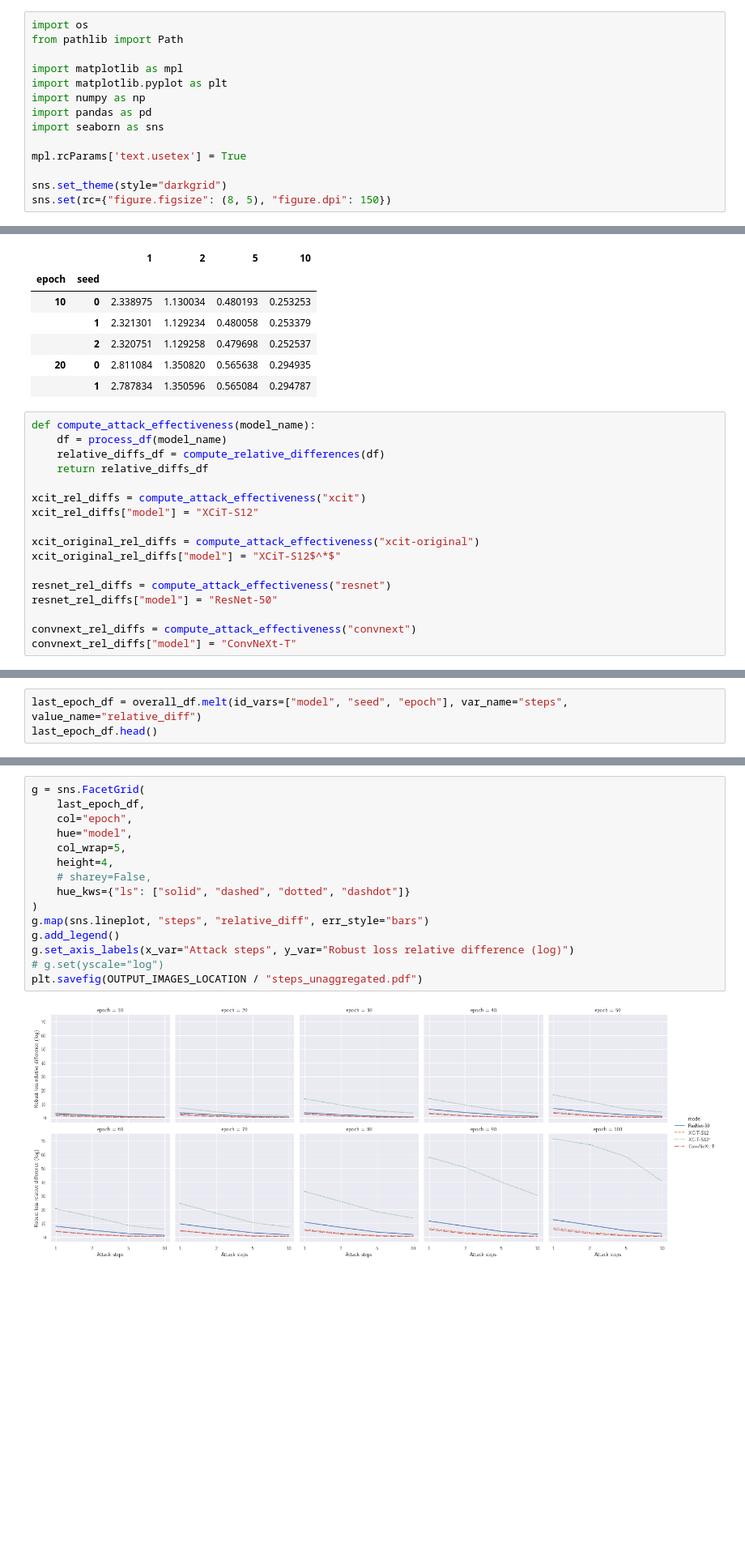
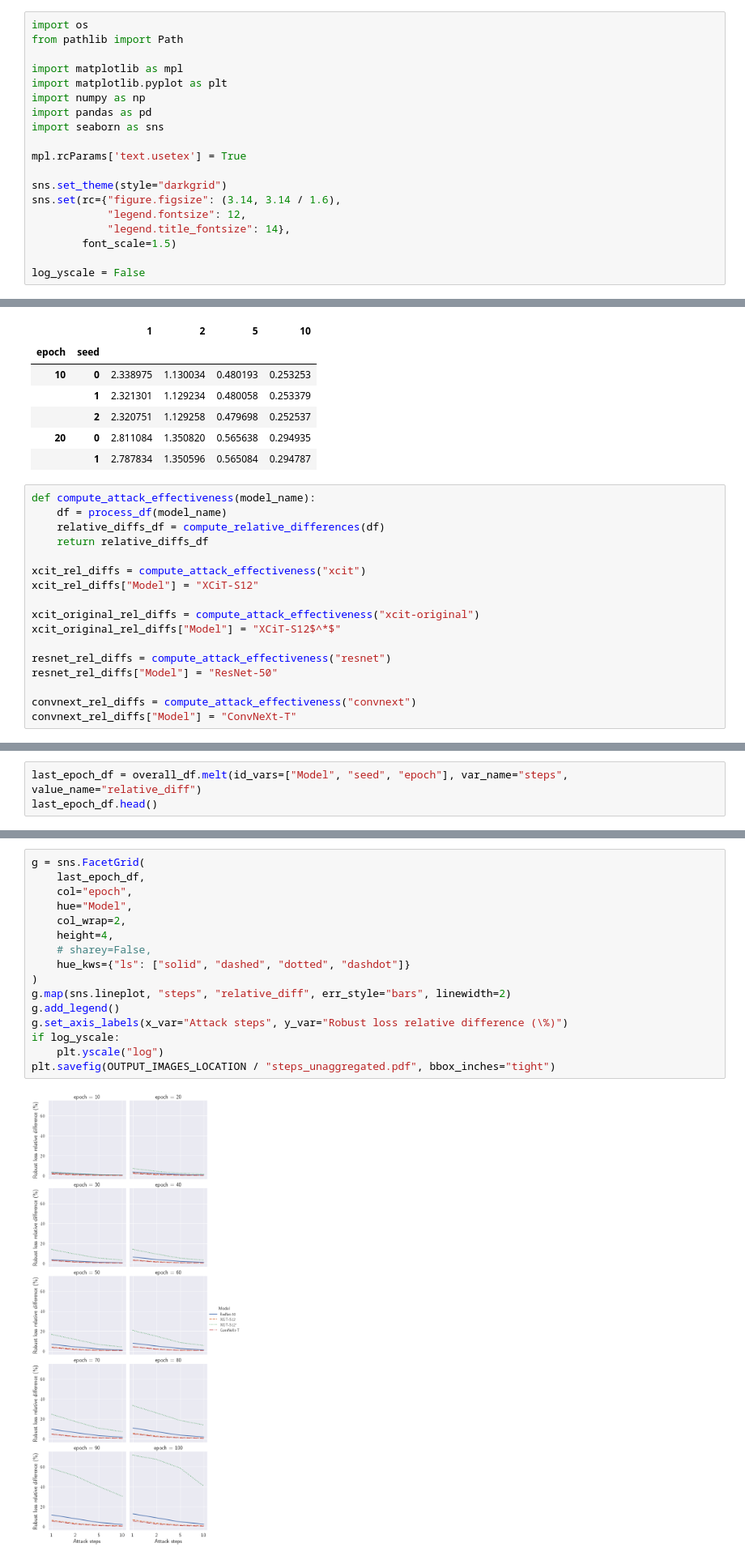
Before and after one commit to dedeswim/vits-robustness-torch, a Jupyter notebook: notebooks/attack_effectiveness.ipynb, the cells around one changed output, grey strips where cells are left out. Shown at 81% size. Cells and saved outputs as stored; diff of their text form; blank space fills up the shorter version.

```diff
--- a/notebooks/attack_effectiveness.ipynb
+++ b/notebooks/attack_effectiveness.ipynb
@@ -11,7 +11,12 @@ import seaborn as sns
 mpl.rcParams['text.usetex'] = True
 
 sns.set_theme(style="darkgrid")
-sns.set(rc={"figure.figsize": (8, 5), "figure.dpi": 150})
+sns.set(rc={"figure.figsize": (3.14, 3.14 / 1.6),
+            "legend.fontsize": 12,
+            "legend.title_fontsize": 14},
+        font_scale=1.5)
+
+log_yscale = False
 # %%
 DATA_LOCATION = Path("data")
 OUTPUT_IMAGES_LOCATION = Path("output_images") / "attack_effectiveness"
@@ -84,16 +89,16 @@ def compute_attack_effectiveness(model_name):
     return relative_diffs_df
 
 xcit_rel_diffs = compute_attack_effectiveness("xcit")
-xcit_rel_diffs["model"] = "XCiT-S12"
+xcit_rel_diffs["Model"] = "XCiT-S12"
 
 xcit_original_rel_diffs = compute_attack_effectiveness("xcit-original")
-xcit_original_rel_diffs["model"] = "XCiT-S12$^*$"
+xcit_original_rel_diffs["Model"] = "XCiT-S12$^*$"
 
 resnet_rel_diffs = compute_attack_effectiveness("resnet")
-resnet_rel_diffs["model"] = "ResNet-50"
+resnet_rel_diffs["Model"] = "ResNet-50"
 
 convnext_rel_diffs = compute_attack_effectiveness("convnext")
-convnext_rel_diffs["model"] = "ConvNeXt-T"
+convnext_rel_diffs["Model"] = "ConvNeXt-T"
 # %%
 overall_df = pd.concat([resnet_rel_diffs, xcit_rel_diffs, xcit_original_rel_diffs, convnext_rel_diffs]).reset_index()
 overall_df.head()
@@ -129,6 +135,6 @@ overall_df[overall_df["epoch"] == 100].drop("epoch", axis=1)
 | 118 | 1 | 5.654338 | 2.610177 | 0.929992 | 0.442340 | ConvNeXt-T |
 | 119 | 2 | 5.658569 | 2.610645 | 0.932474 | 0.440948 | ConvNeXt-T |
 # %%
-last_epoch_df = overall_df.melt(id_vars=["model", "seed", "epoch"], var_name="steps", value_name="relative_diff")
+last_epoch_df = overall_df.melt(id_vars=["Model", "seed", "epoch"], var_name="steps", value_name="relative_diff")
 last_epoch_df.head()
 # %% [output]
@@ -149,20 +156,21 @@ plt.savefig(OUTPUT_IMAGES_LOCATION / "steps.pdf")
 # %%
 g = sns.FacetGrid(
     last_epoch_df,
     col="epoch",
-    hue="model",
-    col_wrap=5,
+    hue="Model",
+    col_wrap=2,
     height=4,
     # sharey=False,
     hue_kws={"ls": ["solid", "dashed", "dotted", "dashdot"]}
 )
-g.map(sns.lineplot, "steps", "relative_diff", err_style="bars")
+g.map(sns.lineplot, "steps", "relative_diff", err_style="bars", linewidth=2)
 g.add_legend()
-g.set_axis_labels(x_var="Attack steps", y_var="Robust loss relative difference (log)")
-# g.set(yscale="log")
-plt.savefig(OUTPUT_IMAGES_LOCATION / "steps_unaggregated.pdf")
+g.set_axis_labels(x_var="Attack steps", y_var="Robust loss relative difference (\%)")
+if log_yscale:
+    plt.yscale("log")
+plt.savefig(OUTPUT_IMAGES_LOCATION / "steps_unaggregated.pdf", bbox_inches="tight")
 # %% [output]
-[figure, old version]
+[figure, new version]
 # %%
 g = sns.FacetGrid(
     last_epoch_df,
```
Also changed, not shown: parts of 7 cells of this notebook, 4 other files.
